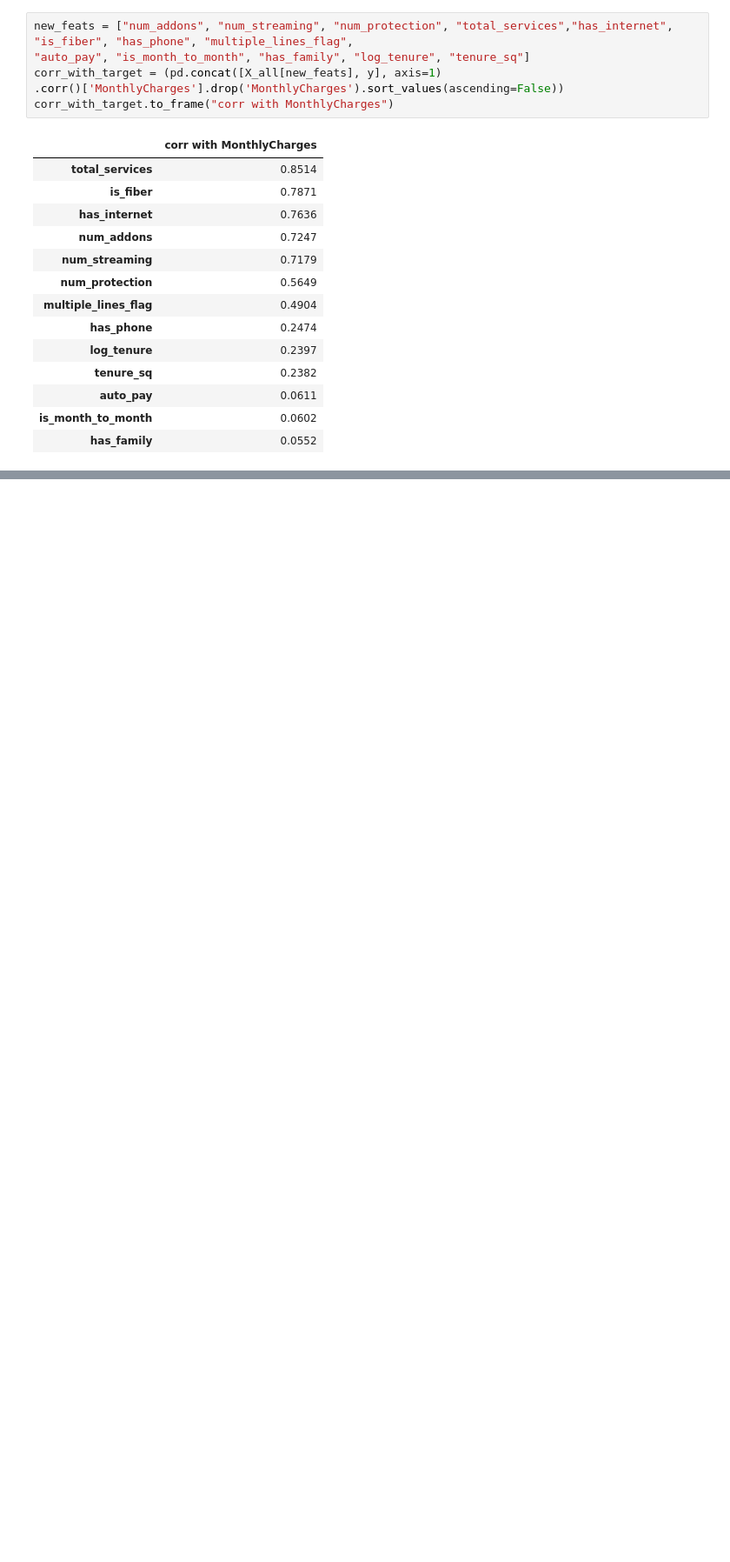
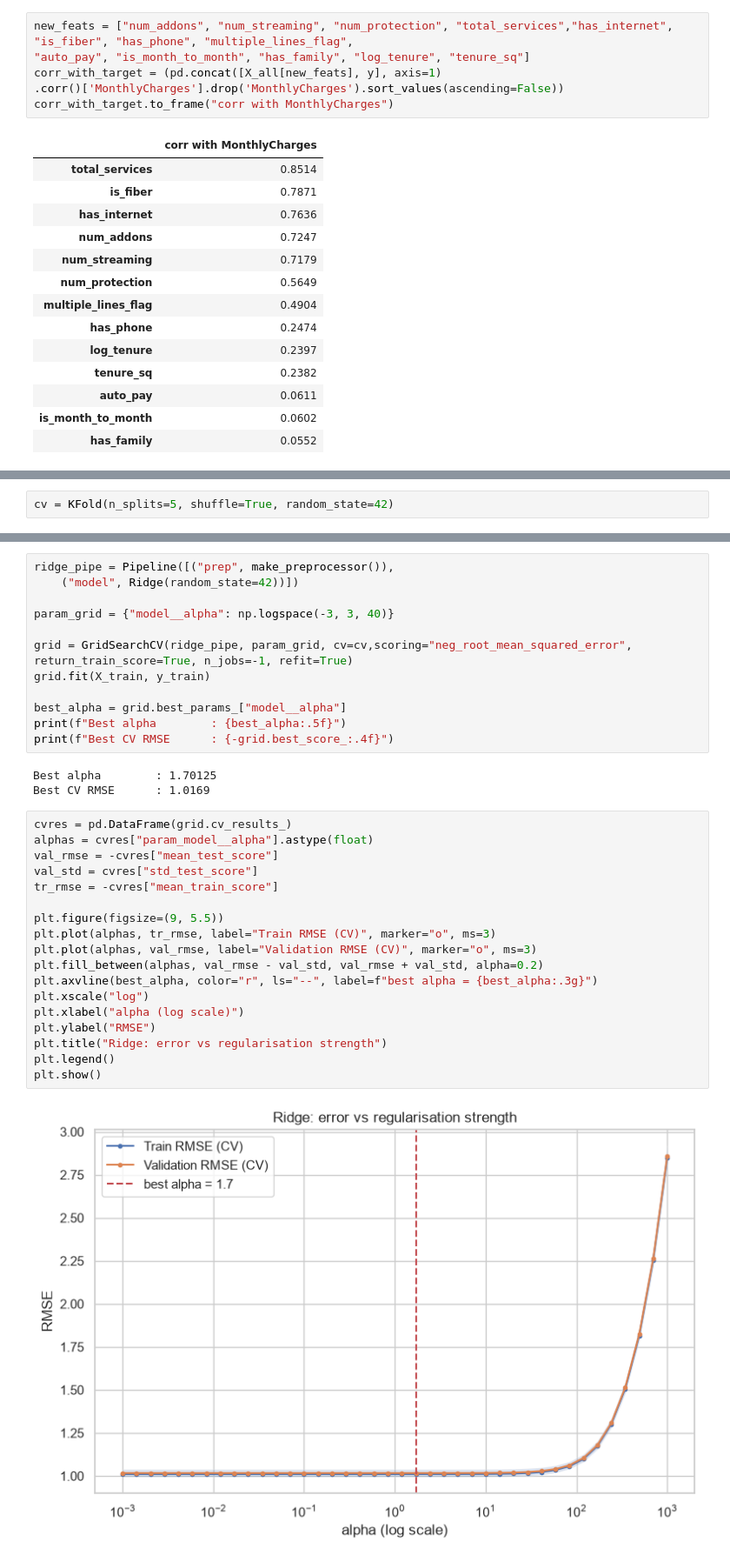
Before and after one commit to anojpradhan/learningDS, a Jupyter notebook: 02_ridge_regression.ipynb, the cells around one changed output, grey strips where cells are left out. Shown at 87% size. Saved outputs shown, nothing was run; the diff lists cells and outputs as text; blank space fills up the shorter version.

Commit message:
ridge regression also done

```diff
--- a/02_ridge_regression.ipynb
+++ b/02_ridge_regression.ipynb
@@ -204,0 +243,2 @@ corr_with_target.to_frame("corr with MonthlyCharges")
+# %%
+cv = KFold(n_splits=5, shuffle=True, random_state=42)
@@ -204,0 +340,36 @@ corr_with_target.to_frame("corr with MonthlyCharges")
+# %%
+ridge_pipe = Pipeline([("prep", make_preprocessor()),
+    ("model", Ridge(random_state=42))])
+
+param_grid = {"model__alpha": np.logspace(-3, 3, 40)}
+
+grid = GridSearchCV(ridge_pipe, param_grid, cv=cv,scoring="neg_root_mean_squared_error",
+return_train_score=True, n_jobs=-1, refit=True)
+grid.fit(X_train, y_train)
+
+best_alpha = grid.best_params_["model__alpha"]
+print(f"Best alpha        : {best_alpha:.5f}")
+print(f"Best CV RMSE      : {-grid.best_score_:.4f}")
+# %% [output]
+Best alpha        : 1.70125
+Best CV RMSE      : 1.0169
+# %%
+cvres = pd.DataFrame(grid.cv_results_)
+alphas = cvres["param_model__alpha"].astype(float)
+val_rmse = -cvres["mean_test_score"]
+val_std = cvres["std_test_score"]
+tr_rmse = -cvres["mean_train_score"]
+
+plt.figure(figsize=(9, 5.5))
+plt.plot(alphas, tr_rmse, label="Train RMSE (CV)", marker="o", ms=3)
+plt.plot(alphas, val_rmse, label="Validation RMSE (CV)", marker="o", ms=3)
+plt.fill_between(alphas, val_rmse - val_std, val_rmse + val_std, alpha=0.2)
+plt.axvline(best_alpha, color="r", ls="--", label=f"best alpha = {best_alpha:.3g}")
+plt.xscale("log")
+plt.xlabel("alpha (log scale)")
+plt.ylabel("RMSE")
+plt.title("Ridge: error vs regularisation strength")
+plt.legend()
+plt.show()
+# %% [output]
+[figure, added]
```
Also changed, not shown: parts of 19 cells of this notebook.
